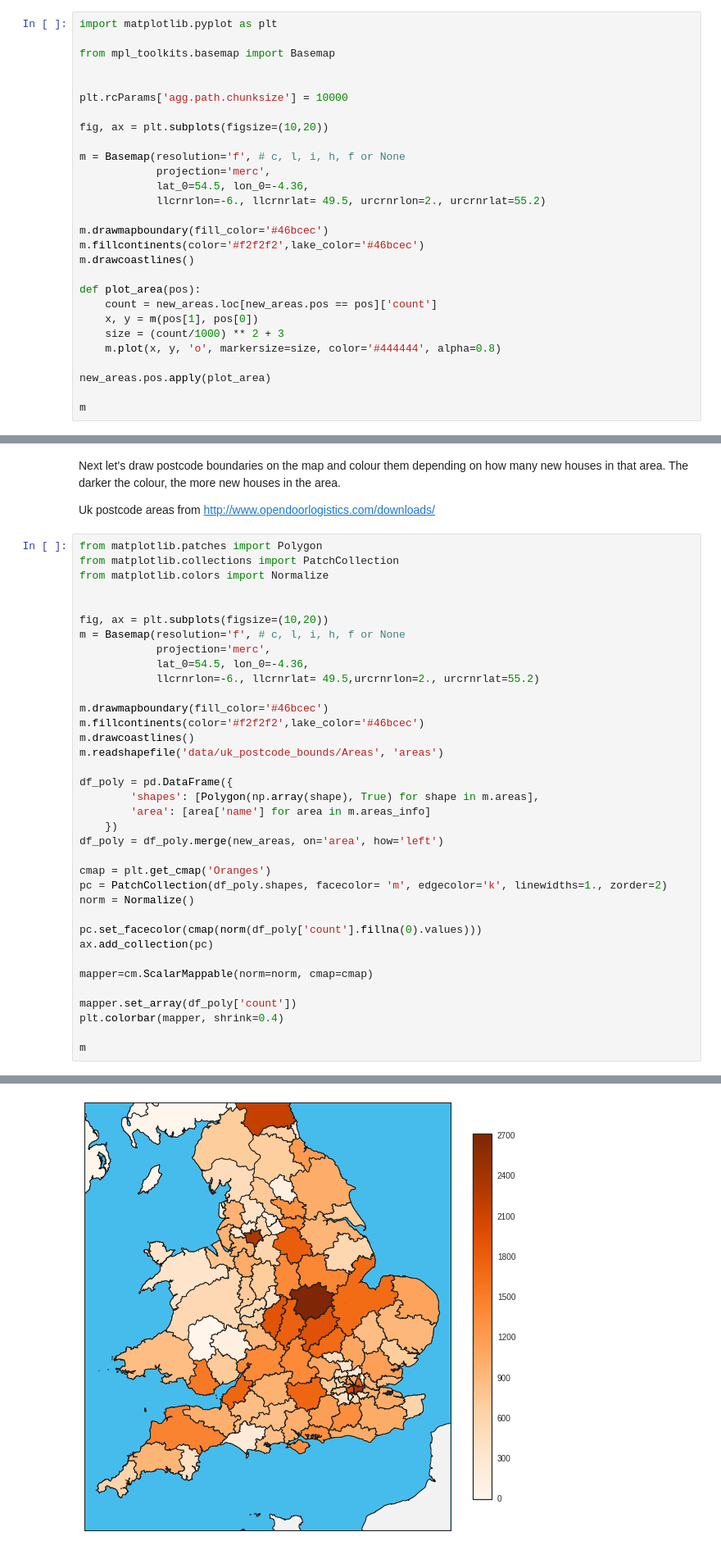
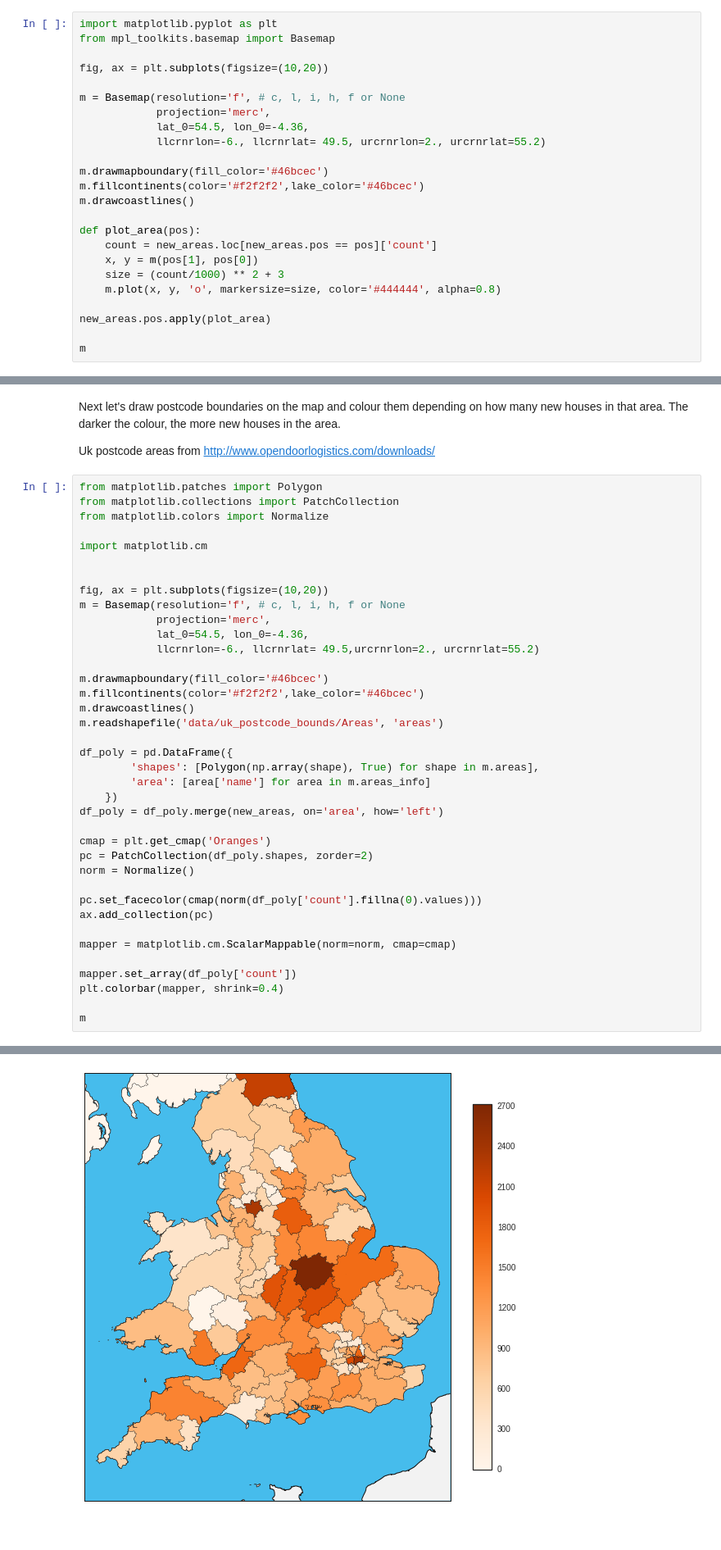
Before and after one commit to jamalmoir/notebook_playground, a Jupyter notebook: uk_2015_houseprice.ipynb, the cells around one changed output, grey strips where cells are left out. Shown at 82% size. Drawn from its saved outputs; the diff is of its cells as text.

Commit message:
Add missing import

```diff
--- a/uk_2015_houseprice.ipynb
+++ b/uk_2015_houseprice.ipynb
@@ -239,11 +239,7 @@ new_areas.head()
 Let's plot them on a map, the size correlates to how many new houses are in that area.
 # %%
 import matplotlib.pyplot as plt
-
 from mpl_toolkits.basemap import Basemap
-
-
-plt.rcParams['agg.path.chunksize'] = 10000
 
 fig, ax = plt.subplots(figsize=(10,20))
 
@@ -276,38 +272,40 @@ Uk postcode areas from http://www.opendoorlogistics.com/downloads/
 from matplotlib.patches import Polygon
 from matplotlib.collections import PatchCollection
 from matplotlib.colors import Normalize
+
+import matplotlib.cm
 
 
 fig, ax = plt.subplots(figsize=(10,20))
 m = Basemap(resolution='f', # c, l, i, h, f or None
             projection='merc',
             lat_0=54.5, lon_0=-4.36,
             llcrnrlon=-6., llcrnrlat= 49.5,urcrnrlon=2., urcrnrlat=55.2)
 
 m.drawmapboundary(fill_color='#46bcec')
 m.fillcontinents(color='#f2f2f2',lake_color='#46bcec')
 m.drawcoastlines()
 m.readshapefile('data/uk_postcode_bounds/Areas', 'areas')
 
 df_poly = pd.DataFrame({
         'shapes': [Polygon(np.array(shape), True) for shape in m.areas],
         'area': [area['name'] for area in m.areas_info]
     })
 df_poly = df_poly.merge(new_areas, on='area', how='left')
 
 cmap = plt.get_cmap('Oranges')
-pc = PatchCollection(df_poly.shapes, facecolor= 'm', edgecolor='k', linewidths=1., zorder=2)
+pc = PatchCollection(df_poly.shapes, zorder=2)
 norm = Normalize()
 
 pc.set_facecolor(cmap(norm(df_poly['count'].fillna(0).values)))
 ax.add_collection(pc)
 
-mapper=cm.ScalarMappable(norm=norm, cmap=cmap)
+mapper = matplotlib.cm.ScalarMappable(norm=norm, cmap=cmap)
 
 mapper.set_array(df_poly['count'])
 plt.colorbar(mapper, shrink=0.4)
 
 m
 # %% [output]
 <mpl_toolkits.basemap.Basemap at 0x...>
-[figure, old version]
+[figure, new version]
```
